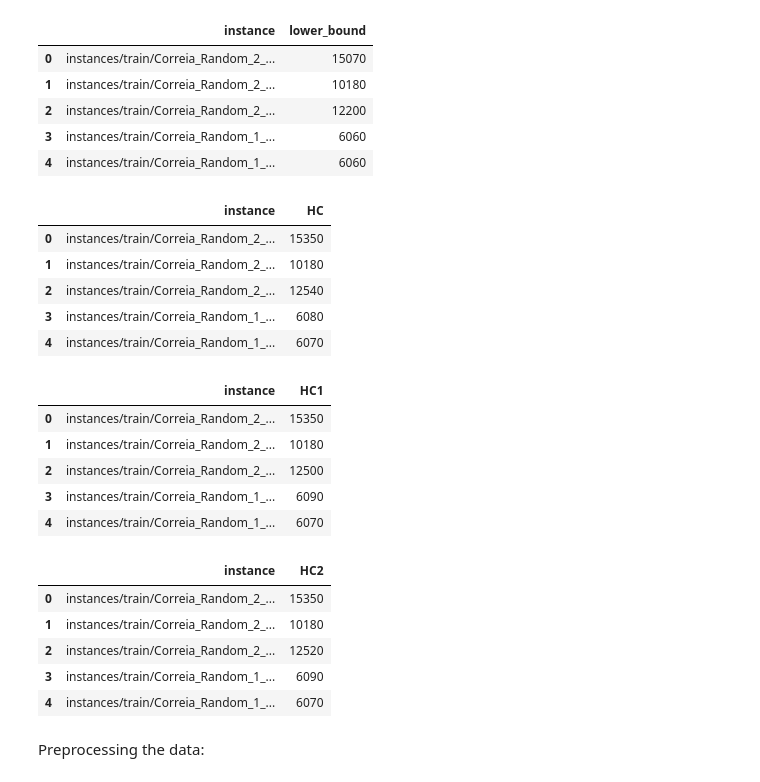
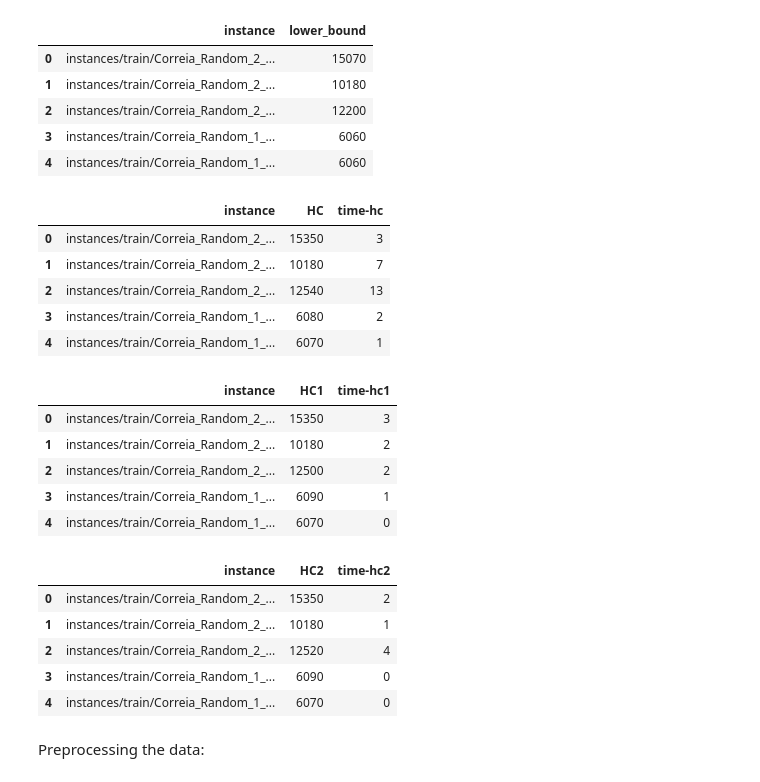
Before and after one commit to filipemedeiross/solving_vsbppc, a Jupyter notebook: experiments/experiments_greedy_criterion.ipynb, the cells around one changed output. Cells and saved outputs as stored; diff of their text form; code cells hidden in the pictures.

```diff
--- a/experiments/experiments_greedy_criterion.ipynb
+++ b/experiments/experiments_greedy_criterion.ipynb
@@ -19,8 +19,9 @@ def extract_features(file):
 Defining the constants:
 # %%
 COLS = [
-    'instance',
-    'obj_lnsa',
+    'instance' ,
+    'obj_lnsa' ,
+    'time_lnsa',
 ]
 
 FEATURES = [
@@ -72,50 +73,51 @@ data_lb.head()
 # %%
 data_legado_train = pd.read_csv('../out/results_train_legado.txt', delimiter=' ', usecols=COLS)
 data_legado_test  = pd.read_csv('../out/results_test_legado.txt' , delimiter=' ', usecols=COLS)
 
 data_legado = pd.concat([data_legado_train,
                          data_legado_test], ignore_index=True)
-data_legado.rename(columns={'obj_lnsa': 'HC'}, inplace=True)
+data_legado.rename(columns={'obj_lnsa' : 'HC',
+                            'time_lnsa': 'time-hc'}, inplace=True)
 
 data_legado.head()
 # %% [output]
-|  | instance | HC |
-| 0 | instances/train/Correia_Random_2_... | 15350 |
-| 1 | instances/train/Correia_Random_2_... | 10180 |
-| 2 | instances/train/Correia_Random_2_... | 12540 |
-| 3 | instances/train/Correia_Random_1_... | 6080 |
-| 4 | instances/train/Correia_Random_1_... | 6070 |
+|  | instance | HC | time-hc |
+| 0 | instances/train/Correia_Random_2_... | 15350 | 3 |
+| 1 | instances/train/Correia_Random_2_... | 10180 | 7 |
+| 2 | instances/train/Correia_Random_2_... | 12540 | 13 |
+| 3 | instances/train/Correia_Random_1_... | 6080 | 2 |
+| 4 | instances/train/Correia_Random_1_... | 6070 | 1 |
 # %%
 data_greedy1_train = pd.read_csv('../out/results_train_greedy1.txt', delimiter=' ', usecols=COLS)
 data_greedy1_test  = pd.read_csv('../out/results_test_greedy1.txt' , delimiter=' ', usecols=COLS)
 
 data_greedy1 = pd.concat([data_greedy1_train, data_greedy1_test], ignore_index=True)
-data_greedy1.rename(columns={'obj_lnsa': 'HC1'},
-                    inplace=True)
+data_greedy1.rename(columns={'obj_lnsa' : 'HC1',
+                             'time_lnsa': 'time-hc1'}, inplace=True)
 
 data_greedy1.head()
 # %% [output]
-|  | instance | HC1 |
-| 0 | instances/train/Correia_Random_2_... | 15350 |
-| 1 | instances/train/Correia_Random_2_... | 10180 |
-| 2 | instances/train/Correia_Random_2_... | 12500 |
-| 3 | instances/train/Correia_Random_1_... | 6090 |
-| 4 | instances/train/Correia_Random_1_... | 6070 |
+|  | instance | HC1 | time-hc1 |
+| 0 | instances/train/Correia_Random_2_... | 15350 | 3 |
+| 1 | instances/train/Correia_Random_2_... | 10180 | 2 |
+| 2 | instances/train/Correia_Random_2_... | 12500 | 2 |
+| 3 | instances/train/Correia_Random_1_... | 6090 | 1 |
+| 4 | instances/train/Correia_Random_1_... | 6070 | 0 |
 # %%
 data_greedy2_train = pd.read_csv('../out/results_train_greedy2.txt', delimiter=' ', usecols=COLS)
 data_greedy2_test  = pd.read_csv('../out/results_test_greedy2.txt' , delimiter=' ', usecols=COLS)
 
 data_greedy2 = pd.concat([data_greedy2_train, data_greedy2_test], ignore_index=True)
-data_greedy2.rename(columns={'obj_lnsa': 'HC2'},
-                    inplace=True)
+data_greedy2.rename(columns={'obj_lnsa' : 'HC2',
+                             'time_lnsa': 'time-hc2'}, inplace=True)
 data_greedy2.head()
 # %% [output]
-|  | instance | HC2 |
-| 0 | instances/train/Correia_Random_2_... | 15350 |
-| 1 | instances/train/Correia_Random_2_... | 10180 |
-| 2 | instances/train/Correia_Random_2_... | 12520 |
-| 3 | instances/train/Correia_Random_1_... | 6090 |
-| 4 | instances/train/Correia_Random_1_... | 6070 |
+|  | instance | HC2 | time-hc2 |
+| 0 | instances/train/Correia_Random_2_... | 15350 | 2 |
+| 1 | instances/train/Correia_Random_2_... | 10180 | 1 |
+| 2 | instances/train/Correia_Random_2_... | 12520 | 4 |
+| 3 | instances/train/Correia_Random_1_... | 6090 | 0 |
+| 4 | instances/train/Correia_Random_1_... | 6070 | 0 |
 # %% [markdown]
 Preprocessing the data:
 # %%
```
Also changed, not shown: parts of 8 cells of this notebook.
